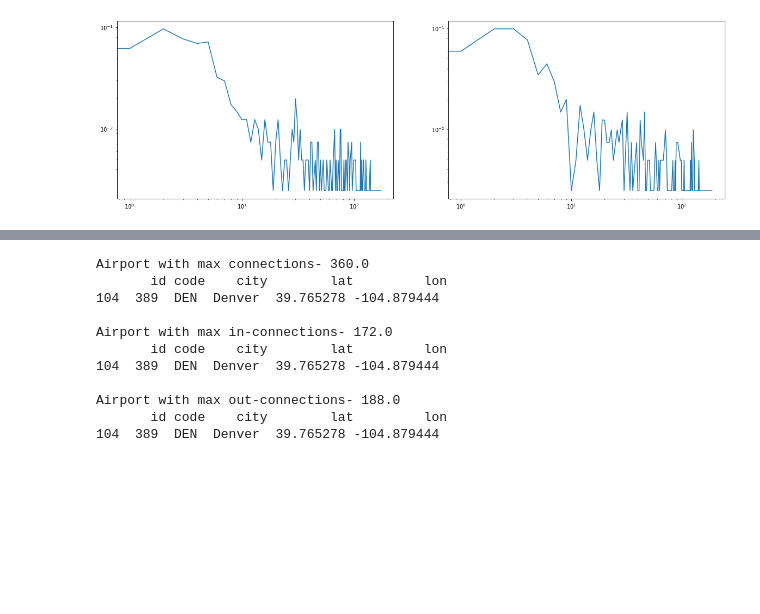
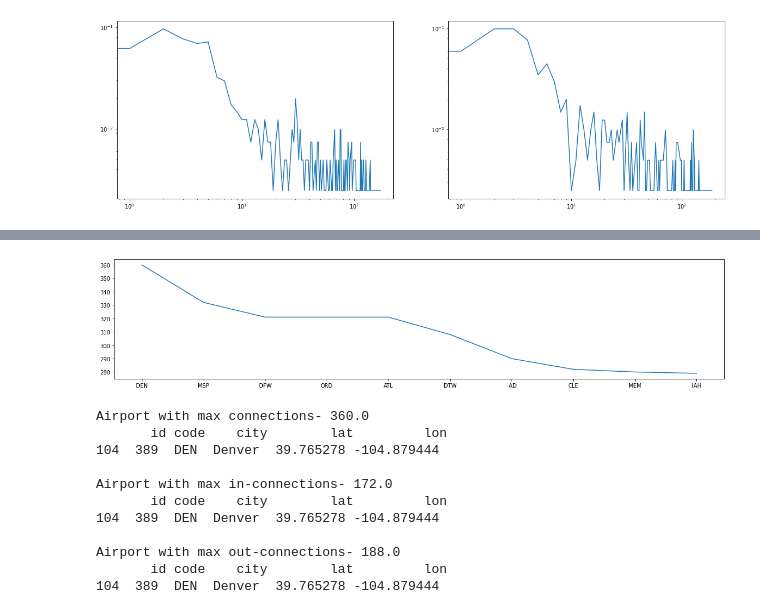
Before and after one commit to mohity5/Practice_NetworkAnalysis_Airports, a Jupyter notebook: Practice_Airports.ipynb, the cells around one changed output, grey strips where cells are left out. Drawn from its saved outputs; the diff is of its cells as text; code cells hidden in the pictures; blank space fills up the shorter version.

Commit message:
Most connected airports

```diff
--- a/Practice_Airports.ipynb
+++ b/Practice_Airports.ipynb
@@ -147,0 +137,8 @@ plt.xscale('log')
+# %%
+for l in range(0,DegreeDf.shape[0],1):
+
+    node = DegreeDf['Node'][l]
+
+    for k in range(0, Airport_Loc.shape[0],1):
+        if(Airport_Loc['id'][k] == node):
+            DegreeDf['City_Code'][l] = Airport_Loc['code'][k]
@@ -147,0 +150,5 @@ plt.xscale('log')
+# %%
+# Lets find the top 10 most connected nodes and there degrees
+DegreeDf.head()
+DegreeDf = DegreeDf.sort_values(by= ['Total Degree'], ascending = False)
+DegreeDf.head()
@@ -148,3 +162,9 @@ plt.xscale('log')
+# %%
+fig = plt.figure(figsize = (20,4))
+plt.plot(DegreeDf['City_Code'][0:10],DegreeDf['Total Degree'][0:10])
+plt.show()
+# %% [output]
+[figure, added]
 # %%
 #There could be if else case statement, also the print could be better
 for i in range(0,len(deg_c),1):
```
Also changed, not shown: parts of 3 cells of this notebook.
